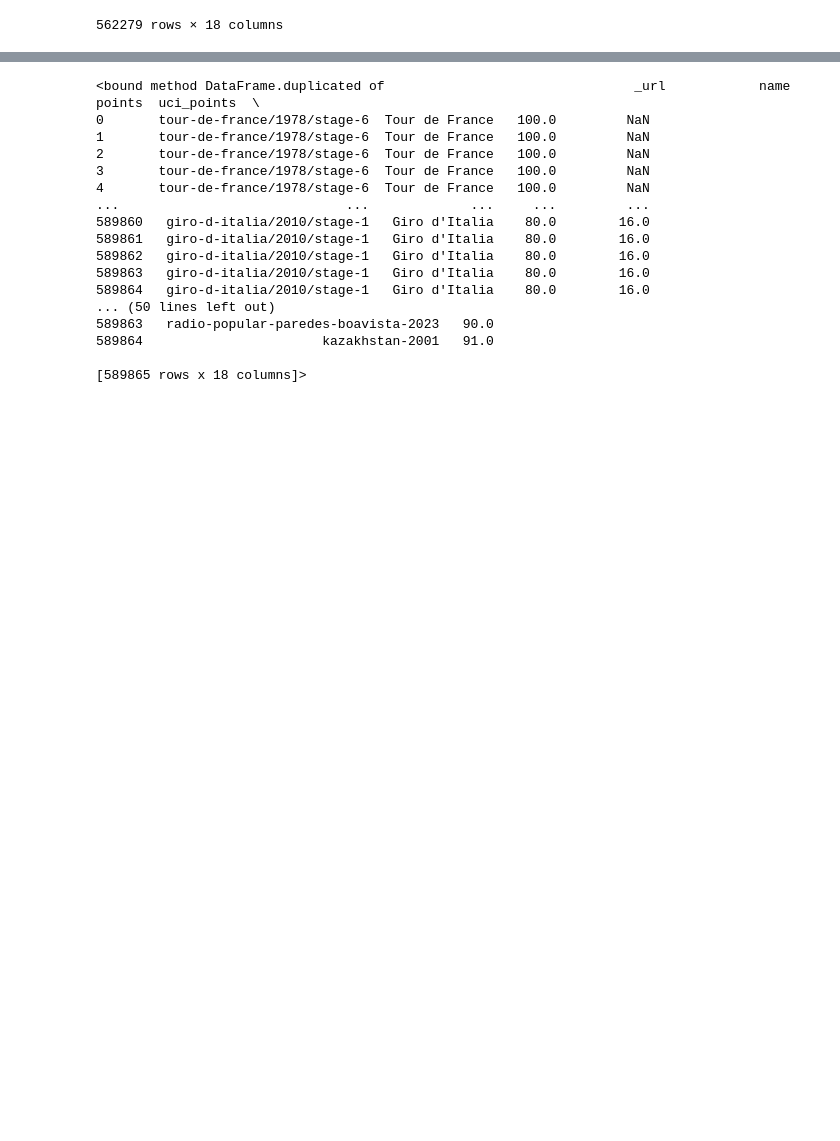
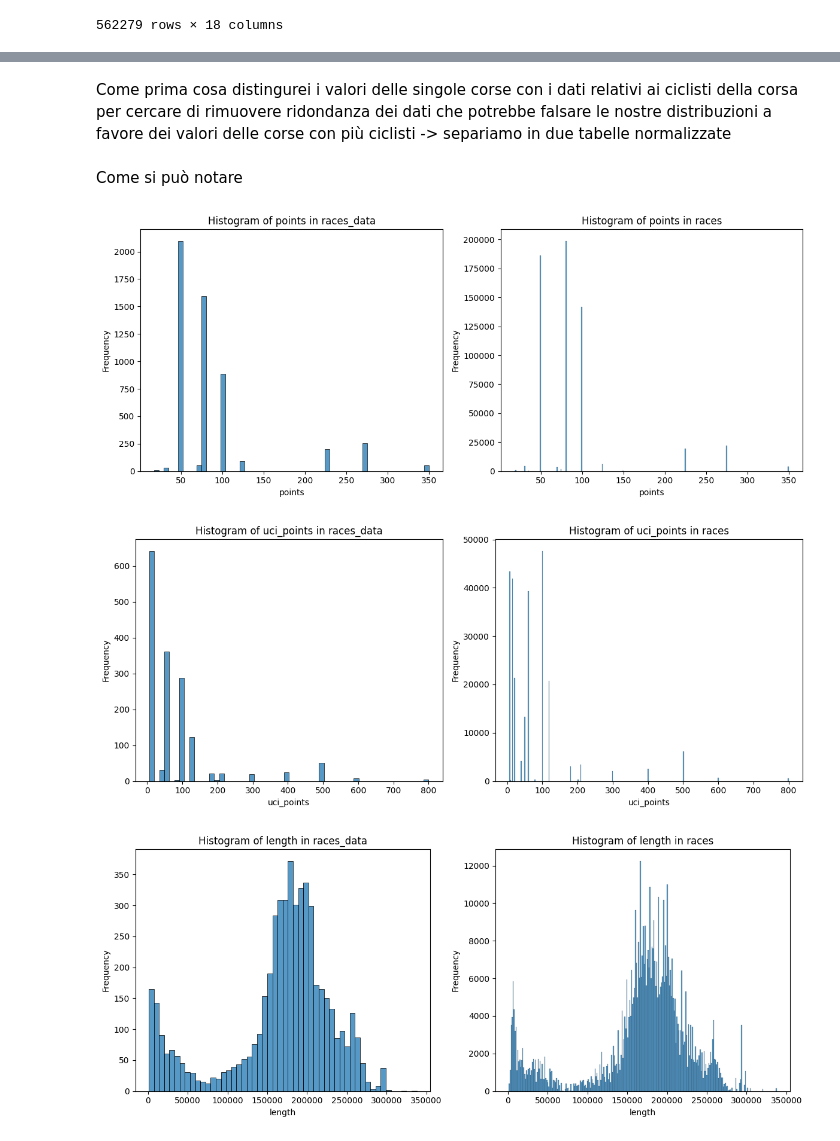
Before and after one commit to luca-rizzo/dm-2024-project, a Jupyter notebook: notebook/data_understanding.ipynb, the cells around one changed output, grey strips where cells are left out. Saved outputs shown, nothing was run; the diff lists cells and outputs as text; code cells hidden in the pictures; blank space fills up the shorter version.

Commit message:
Inizio primo task
Analisi qualità dei dati e comprensione genrale dataset

```diff
--- a/notebook/data_understanding.ipynb
+++ b/notebook/data_understanding.ipynb
@@ -85,20 +67,34 @@ races.describe()
-# %%
-races.duplicated
-# %% [output]
-<bound method DataFrame.duplicated of                                _url            name  points  uci_points  \
-0       tour-de-france/1978/stage-6  Tour de France   100.0         NaN
-1       tour-de-france/1978/stage-6  Tour de France   100.0         NaN
-2       tour-de-france/1978/stage-6  Tour de France   100.0         NaN
-3       tour-de-france/1978/stage-6  Tour de France   100.0         NaN
-4       tour-de-france/1978/stage-6  Tour de France   100.0         NaN
-...                             ...             ...     ...         ...
-589860   giro-d-italia/2010/stage-1   Giro d'Italia    80.0        16.0
-589861   giro-d-italia/2010/stage-1   Giro d'Italia    80.0        16.0
-589862   giro-d-italia/2010/stage-1   Giro d'Italia    80.0        16.0
-589863   giro-d-italia/2010/stage-1   Giro d'Italia    80.0        16.0
-589864   giro-d-italia/2010/stage-1   Giro d'Italia    80.0        16.0
-... (50 lines left out)
-589863   radio-popular-paredes-boavista-2023   90.0
-589864                       kazakhstan-2001   91.0
-
-[589865 rows x 18 columns]>
+# %% [markdown]
+Come prima cosa distingurei i valori delle singole corse con i dati relativi ai ciclisti della corsa per cercare di rimuovere ridondanza dei dati che potrebbe falsare le nostre distribuzioni a favore dei valori delle corse con più ciclisti -> separiamo in due tabelle normalizzate
+# %%
+cyclist_races_columns = ['position', 'cyclist', 'cyclist_age', 'cyclist_team', 'delta', 'date']
+races_columns = [col for col in races.columns if col not in cyclist_races_columns]
+races_data = races.drop_duplicates(subset=races_columns)[races_columns].reset_index(drop=True)
+# %% [markdown]
+Come si può notare
+# %%
+import seaborn as sns
+import matplotlib.pyplot as plt
+
+
+for feature in races_data.select_dtypes(include="number").columns:
+    fig, axes = plt.subplots(1, 2, figsize=(12, 5))
+
+    # Istogramma per races_data
+    sns.histplot(races_data[feature], ax=axes[0])
+    axes[0].set_title(f'Histogram of {feature} in races_data')
+    axes[0].set_xlabel(feature)
+    axes[0].set_ylabel('Frequency')
+
+    # Istogramma per races
+    sns.histplot(races[feature], ax=axes[1])
+    axes[1].set_title(f'Histogram of {feature} in races')
+    axes[1].set_xlabel(feature)
+    axes[1].set_ylabel('Frequency')
+
+    plt.tight_layout()  # Per evitare sovrapposizioni
+    plt.show()
+# %% [output]
+[figure, added]
+[figure, added]
+[figure, added]
```
Also changed, not shown: parts of 45 cells of this notebook, 2 other files.
